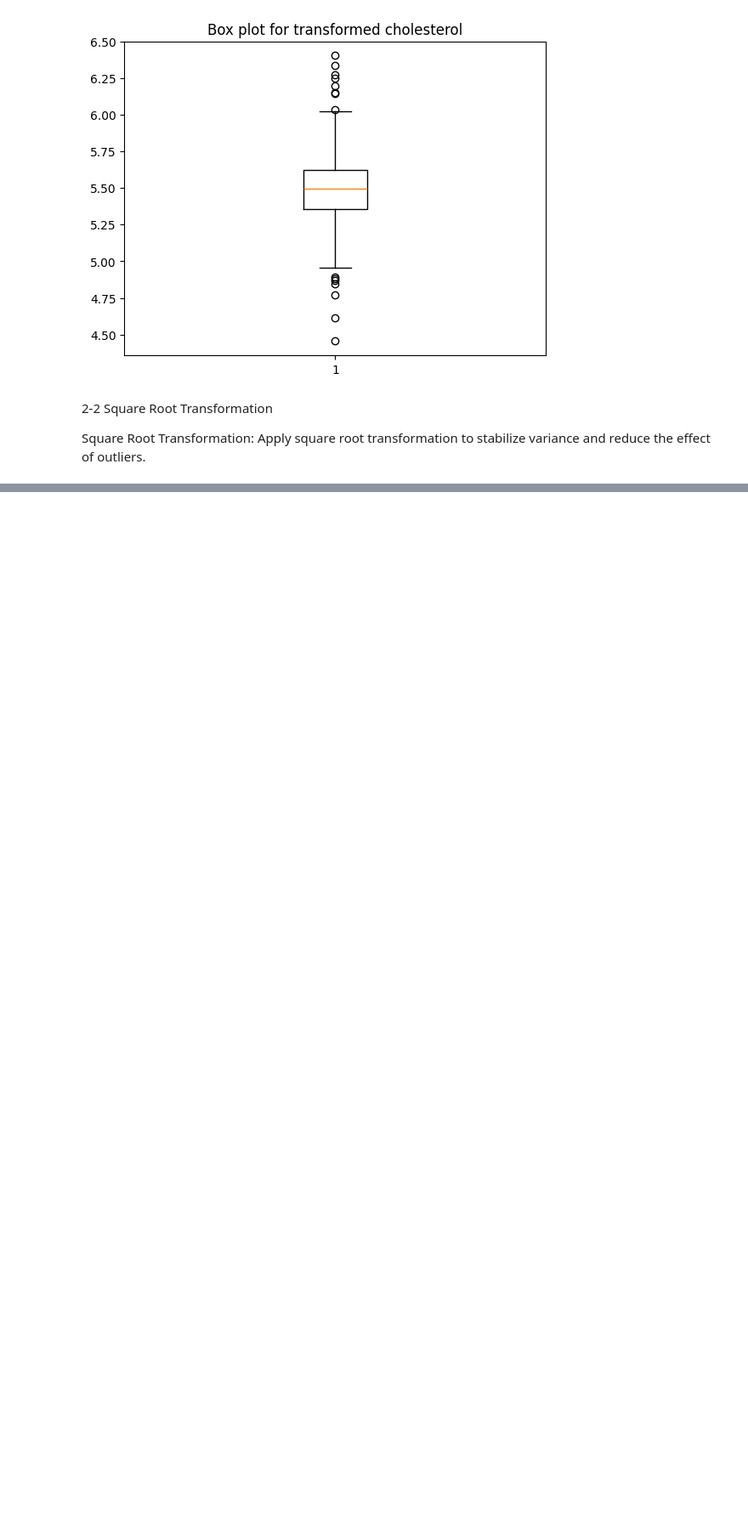
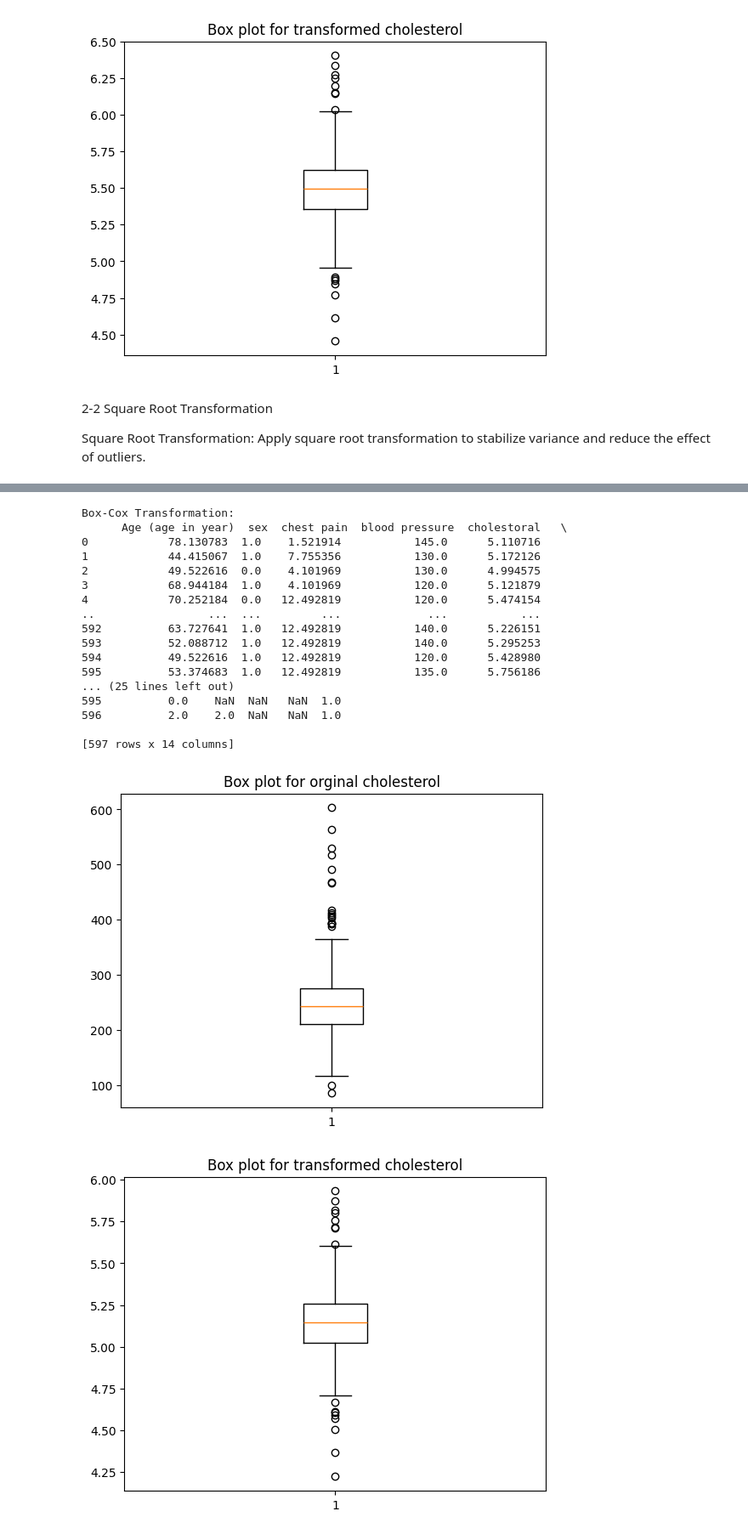
Before and after one commit to majidgolbaz/Heart-Failure-Prediction, a Jupyter notebook: Pre-Processing/outlierHandelling.ipynb, the cells around one changed output, grey strips where cells are left out. Shown at 85% size. Saved outputs shown, nothing was run; the diff lists cells and outputs as text; code cells hidden in the pictures; blank space fills up the shorter version.

```diff
--- a/Pre-Processing/outlierHandelling.ipynb
+++ b/Pre-Processing/outlierHandelling.ipynb
@@ -138,0 +182,40 @@ Square Root Transformation: Apply square root transformation to stabilize varian
+# %%
+from scipy.stats import boxcox
+import numpy as np
+import matplotlib.pyplot as plt
+
+df_boxcox = df.copy()
+df_boxcox['cholestoral '] = df_boxcox['cholestoral '].fillna(df_boxcox['cholestoral '].median())
+
+df_boxcox_transformed = df_boxcox.apply(lambda x: boxcox(x + 1)[0] if (x > 0).all() else x)
+print("Box-Cox Transformation:\n", df_boxcox_transformed)
+
+#box plot for orginal data
+plt.boxplot(df_boxcox['cholestoral '])
+plt.title("Box plot for orginal cholesterol")
+plt.show()
+
+#box plot for transformed data
+plt.boxplot(df_boxcox_transformed['cholestoral '])
+plt.title("Box plot for transformed cholesterol")
+plt.show()
+# %% [output]
+Box-Cox Transformation:
+      Age (age in year)  sex  chest pain  blood pressure  cholestoral   \
+0            78.130783  1.0    1.521914           145.0      5.110716
+1            44.415067  1.0    7.755356           130.0      5.172126
+2            49.522616  0.0    4.101969           130.0      4.994575
+3            68.944184  1.0    4.101969           120.0      5.121879
+4            70.252184  0.0   12.492819           120.0      5.474154
+..                 ...  ...         ...             ...           ...
+592          63.727641  1.0   12.492819           140.0      5.226151
+593          52.088712  1.0   12.492819           140.0      5.295253
+594          49.522616  1.0   12.492819           120.0      5.428980
+595          53.374683  1.0   12.492819           135.0      5.756186
+... (25 lines left out)
+595          0.0    NaN  NaN   NaN  1.0
+596          2.0    2.0  NaN   NaN  1.0
+
+[597 rows x 14 columns]
+[figure, added]
+[figure, added]
```
Also changed, not shown: parts of 2 cells of this notebook.
